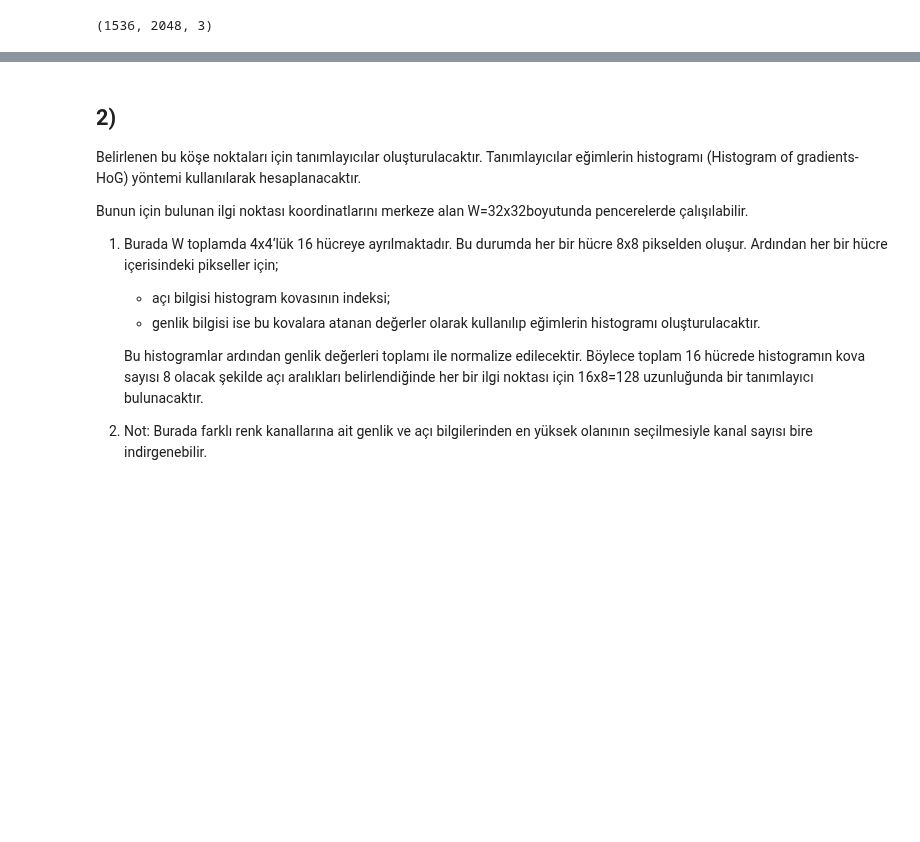
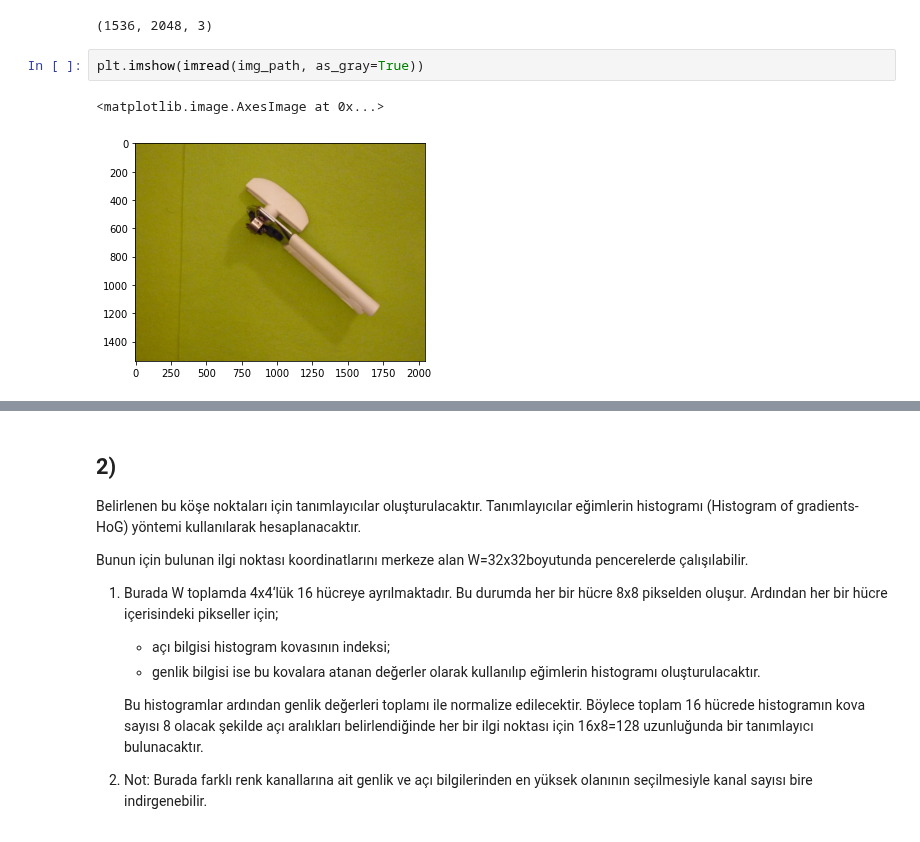
Before and after one commit to melihozaydin/MSc_Projects, a Jupyter notebook: BM5113 - Bilgisayarla Görme/hw2/ödev.ipynb, the cells around one changed output, grey strips where cells are left out. Cells and saved outputs as stored; diff of their text form; blank space fills up the shorter version.

```diff
--- a/BM5113 - Bilgisayarla Görme/hw2/ödev.ipynb
+++ b/BM5113 - Bilgisayarla Görme/hw2/ödev.ipynb
@@ -32,6 +33,11 @@ Harris köşe bulma algoritması farklı ölçeklerde hesaplanıp yerel maksimum
 imread(img_path).shape
 # %% [output]
 (1536, 2048, 3)
+# %%
+plt.imshow(imread(img_path, as_gray=True))
+# %% [output]
+<matplotlib.image.AxesImage at 0x...>
+[figure, added]
 # %%
 # https://scikit-image.org/docs/dev/auto_examples/features_detection/plot_corner.html
 from skimage.feature import corner_harris, corner_subpix,  corner_peaks
```
Also changed, not shown: parts of 3 cells of this notebook, 3 other files.
